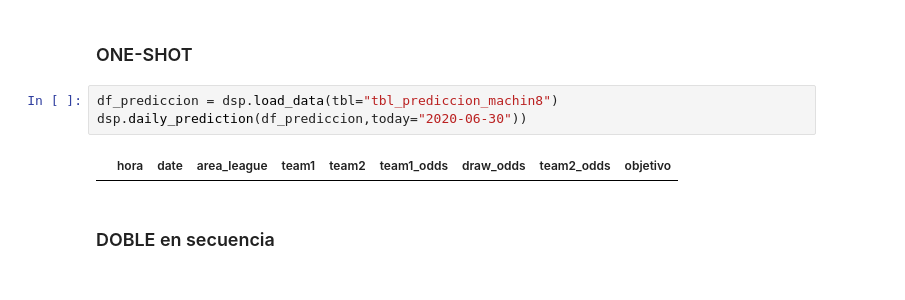
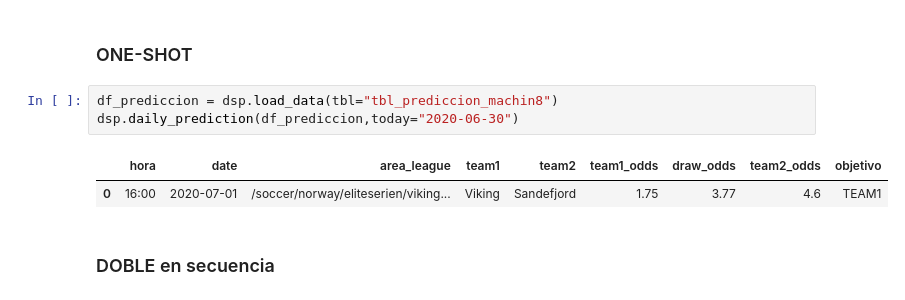
Before and after one commit to jtmancilla/DSP-Sport-AI, a Jupyter notebook: Daily-predictions.ipynb, the cells around one changed output. Saved outputs shown, nothing was run; the diff lists cells and outputs as text.

```diff
--- a/Daily-predictions.ipynb
+++ b/Daily-predictions.ipynb
@@ -24,9 +24,10 @@ dsp.daily_prediction(df_prediccion,today="2020-06-30")
 ### ONE-SHOT
 # %%
 df_prediccion = dsp.load_data(tbl="tbl_prediccion_machin8")
-dsp.daily_prediction(df_prediccion,today="2020-06-30"))
+dsp.daily_prediction(df_prediccion,today="2020-06-30")
 # %% [output]
 |  | hora | date | area_league | team1 | team2 | team1_odds | draw_odds | team2_odds | objetivo |
+| 0 | 16:00 | 2020-07-01 | /soccer/norway/eliteserien/viking... | Viking | Sandefjord | 1.75 | 3.77 | 4.6 | TEAM1 |
 # %% [markdown]
 ### DOBLE en secuencia
 # %%
```
Also changed, not shown: parts of 3 cells of this notebook.
